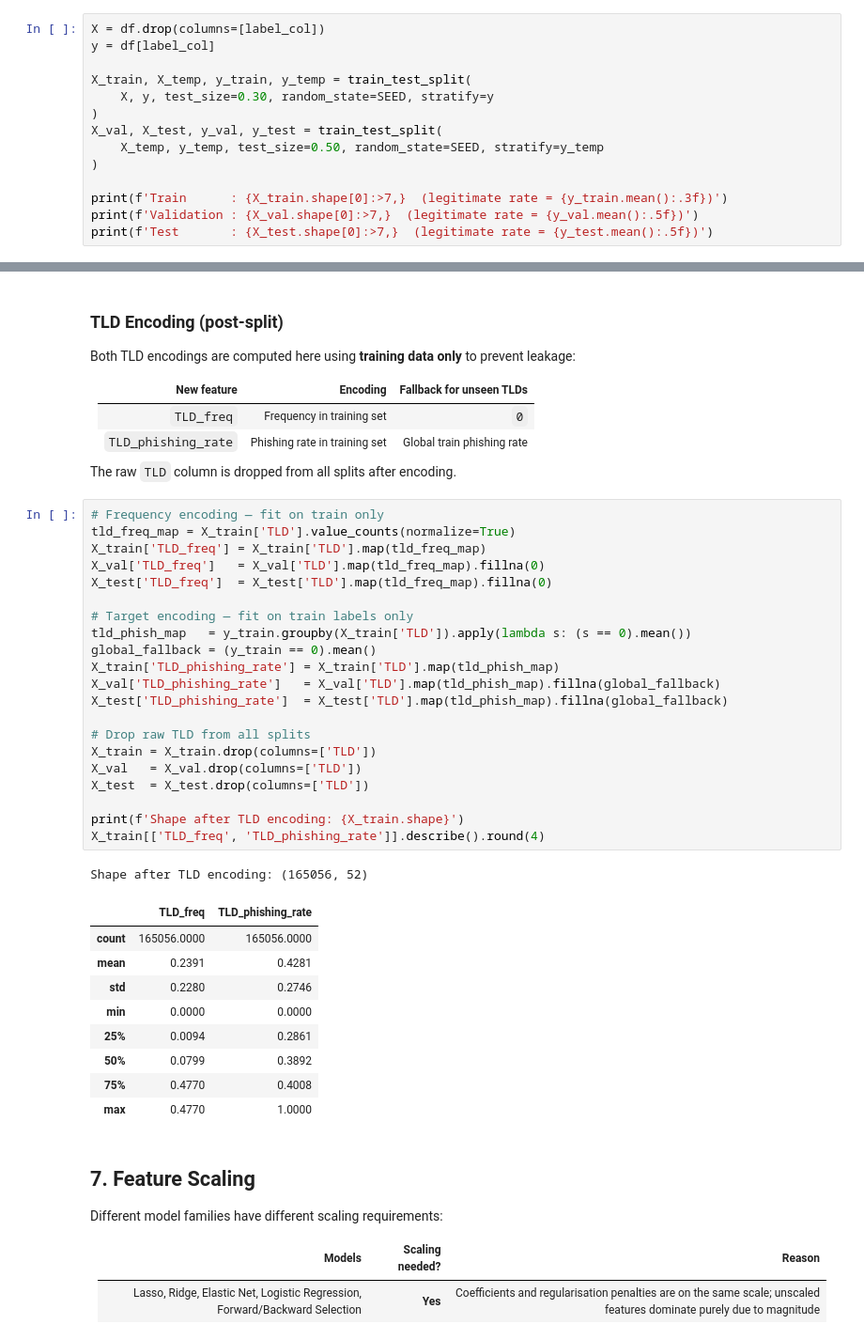
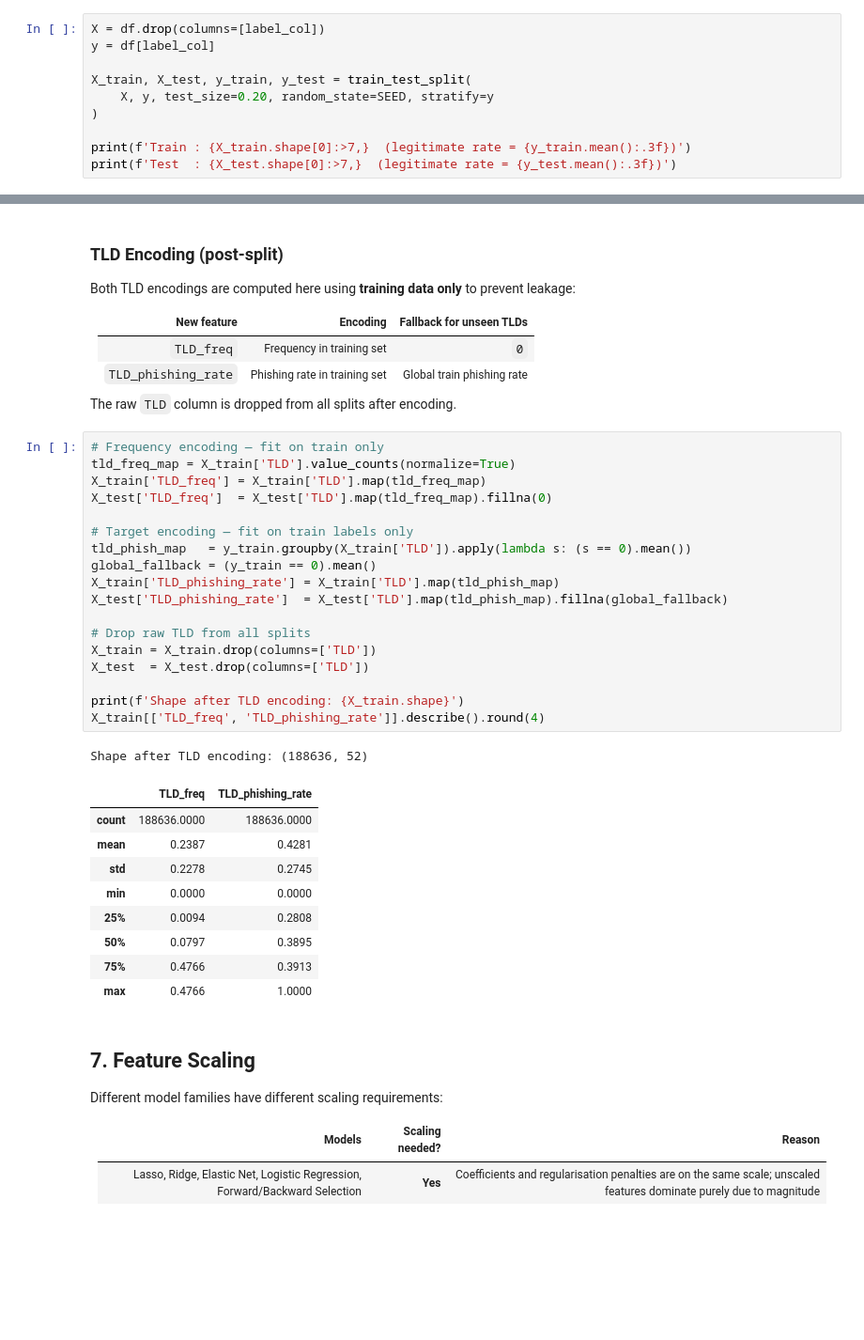
Before and after one commit to MuLancer/Phishing_URL_Classification, a Jupyter notebook: code/data_preprocessing.ipynb, the cells around one changed output, grey strips where cells are left out. Shown at 94% size. Saved outputs shown, nothing was run; the diff lists cells and outputs as text; blank space fills up the shorter version.

```diff
--- a/code/data_preprocessing.ipynb
+++ b/code/data_preprocessing.ipynb
@@ -280,14 +279,10 @@ Stratified splitting preserves the class ratio (~54% legitimate / ~46% phishing)
 X = df.drop(columns=[label_col])
 y = df[label_col]
 
-X_train, X_temp, y_train, y_temp = train_test_split(
-    X, y, test_size=0.30, random_state=SEED, stratify=y
-)
-X_val, X_test, y_val, y_test = train_test_split(
-    X_temp, y_temp, test_size=0.50, random_state=SEED, stratify=y_temp
+X_train, X_test, y_train, y_test = train_test_split(
+    X, y, test_size=0.20, random_state=SEED, stratify=y
 )
 
-print(f'Train      : {X_train.shape[0]:>7,}  (legitimate rate = {y_train.mean():.3f})')
-print(f'Validation : {X_val.shape[0]:>7,}  (legitimate rate = {y_val.mean():.5f})')
-print(f'Test       : {X_test.shape[0]:>7,}  (legitimate rate = {y_test.mean():.5f})')
+print(f'Train : {X_train.shape[0]:>7,}  (legitimate rate = {y_train.mean():.3f})')
+print(f'Test  : {X_test.shape[0]:>7,}  (legitimate rate = {y_test.mean():.3f})')
 # %% [output]
@@ -308,35 +302,32 @@ The raw `TLD` column is dropped from all splits after encoding.
 # %%
 # Frequency encoding — fit on train only
 tld_freq_map = X_train['TLD'].value_counts(normalize=True)
 X_train['TLD_freq'] = X_train['TLD'].map(tld_freq_map)
-X_val['TLD_freq']   = X_val['TLD'].map(tld_freq_map).fillna(0)
 X_test['TLD_freq']  = X_test['TLD'].map(tld_freq_map).fillna(0)
 
 # Target encoding — fit on train labels only
 tld_phish_map   = y_train.groupby(X_train['TLD']).apply(lambda s: (s == 0).mean())
 global_fallback = (y_train == 0).mean()
 X_train['TLD_phishing_rate'] = X_train['TLD'].map(tld_phish_map)
-X_val['TLD_phishing_rate']   = X_val['TLD'].map(tld_phish_map).fillna(global_fallback)
 X_test['TLD_phishing_rate']  = X_test['TLD'].map(tld_phish_map).fillna(global_fallback)
 
 # Drop raw TLD from all splits
 X_train = X_train.drop(columns=['TLD'])
-X_val   = X_val.drop(columns=['TLD'])
 X_test  = X_test.drop(columns=['TLD'])
 
 print(f'Shape after TLD encoding: {X_train.shape}')
 X_train[['TLD_freq', 'TLD_phishing_rate']].describe().round(4)
 # %% [output]
-Shape after TLD encoding: (165056, 52)
+Shape after TLD encoding: (188636, 52)
 |  | TLD_freq | TLD_phishing_rate |
-| count | 165056.0000 | 165056.0000 |
-| mean | 0.2391 | 0.4281 |
-| std | 0.2280 | 0.2746 |
+| count | 188636.0000 | 188636.0000 |
+| mean | 0.2387 | 0.4281 |
+| std | 0.2278 | 0.2745 |
 | min | 0.0000 | 0.0000 |
-| 25% | 0.0094 | 0.2861 |
-| 50% | 0.0799 | 0.3892 |
-| 75% | 0.4770 | 0.4008 |
-| max | 0.4770 | 1.0000 |
+| 25% | 0.0094 | 0.2808 |
+| 50% | 0.0797 | 0.3895 |
+| 75% | 0.4766 | 0.3913 |
+| max | 0.4766 | 1.0000 |
 # %% [markdown]
 ## 7. Feature Scaling
 
```
Also changed, not shown: parts of 5 cells of this notebook.
